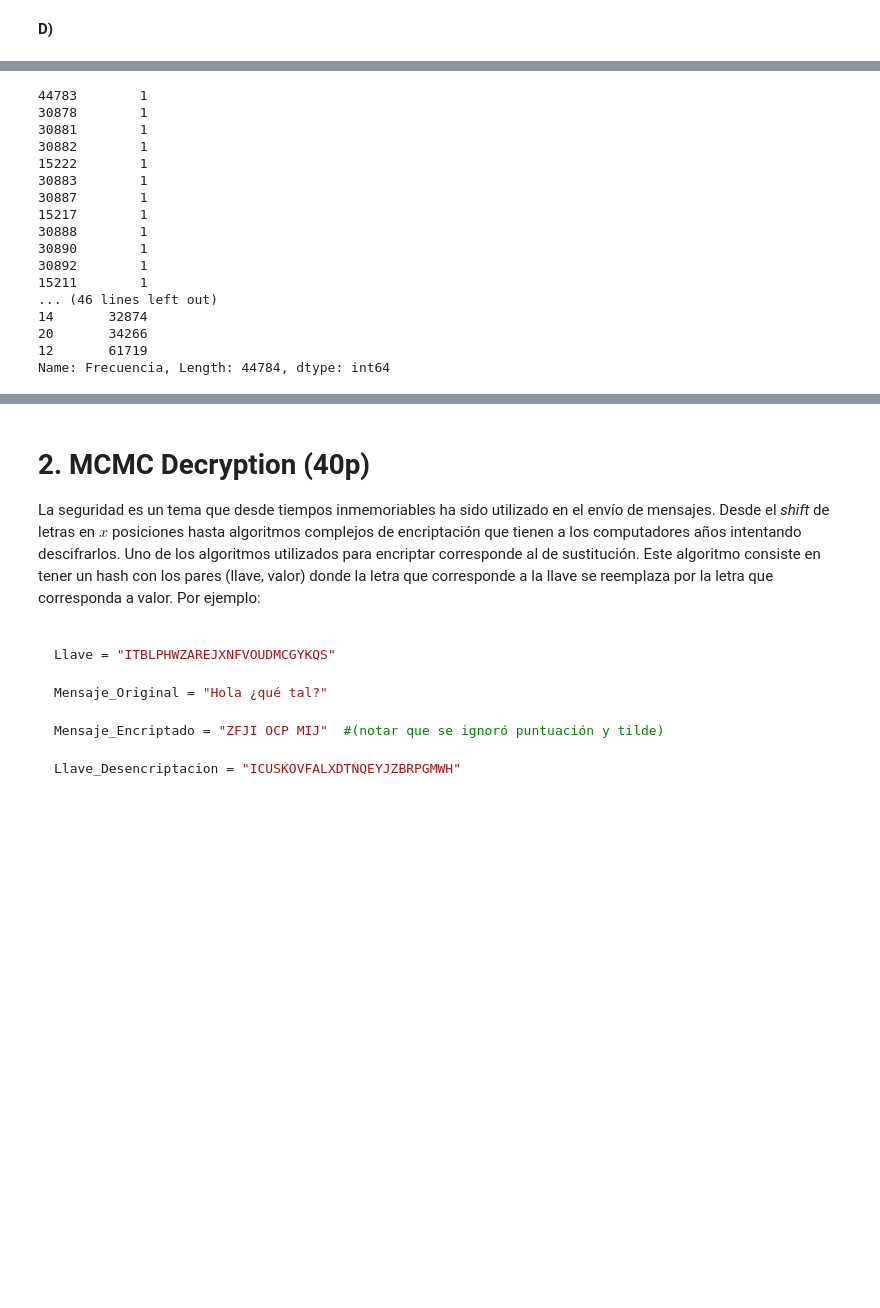
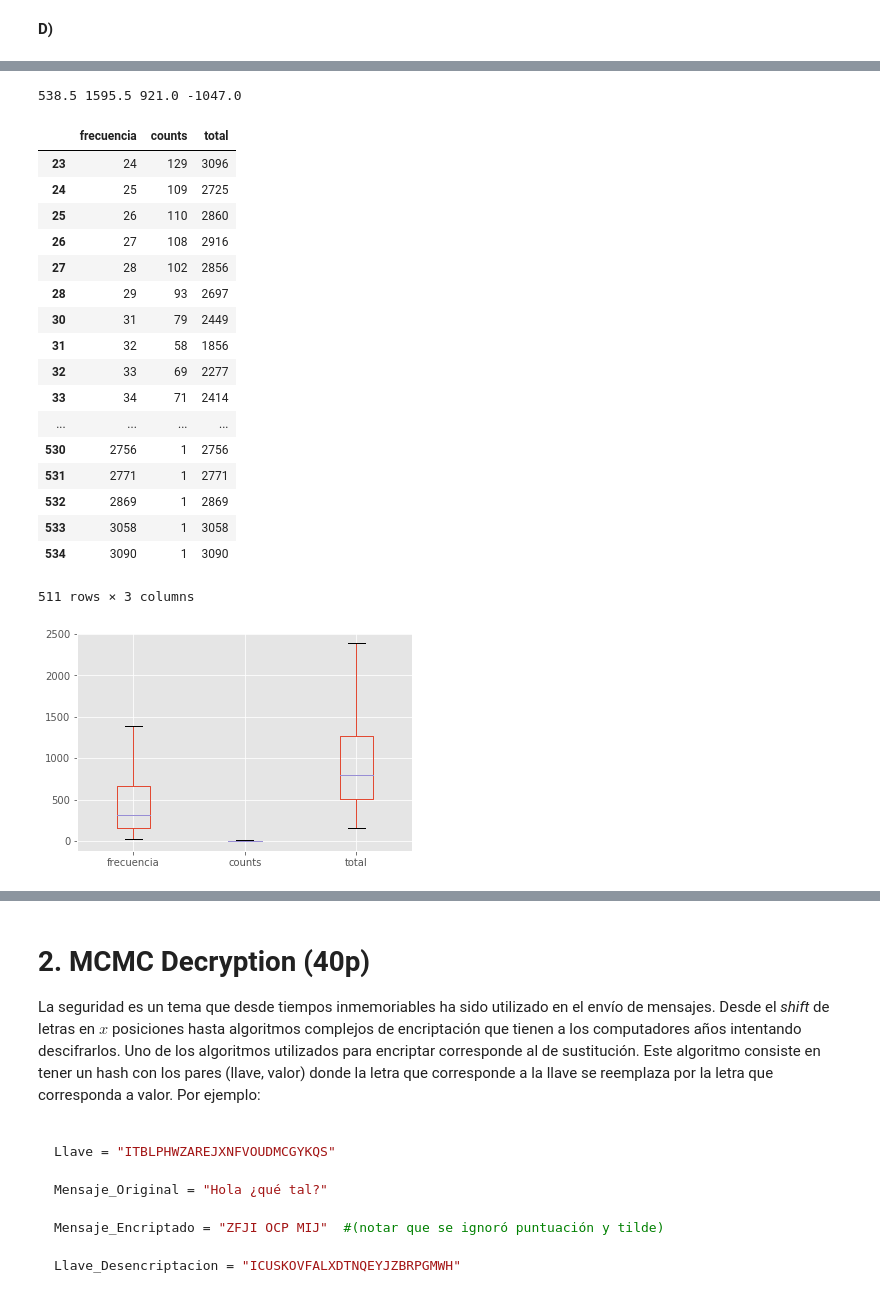
Before and after one commit to dmedelba/Lab3-Estaca, a Jupyter notebook: Laboratorio 3.ipynb, the cells around one changed output, grey strips where cells are left out. Saved outputs shown, nothing was run; the diff lists cells and outputs as text; code cells hidden in the pictures; blank space fills up the shorter version.

```diff
--- a/Laboratorio 3.ipynb
+++ b/Laboratorio 3.ipynb
@@ -415,20 +353,40 @@ df_aux
-# %%
-df['Frecuencia']
-# %% [output]
-44783        1
-30878        1
-30881        1
-30882        1
-15222        1
-30883        1
-30887        1
-15217        1
-30888        1
-30890        1
-30892        1
-15211        1
-... (46 lines left out)
-14       32874
-20       34266
-12       61719
-Name: Frecuencia, Length: 44784, dtype: int64
+# %%
+#plt.hist(df_filtrado['Frecuencia'])
+df['probabilidad'].mean()
+# Cantidad de palabras
+df_aux = df[['palabra', 'frecuencia']].groupby(['frecuencia'])['frecuencia'].size().reset_index(name='counts')
+#plt.hist(df_aux)
+df_aux['total'] = df_aux['frecuencia']*df_aux['counts']
+#display(df_aux)
+#df_aux.boxplot(showfliers=False)
+p_25 = df_aux.total.quantile(0.25)
+p_75 = df_aux.total.quantile(0.75)
+p = df_aux.total.quantile(0.5)
+iqr = p_75-p_25
+w_inf = p_25-1.5*iqr
+print(p_25, p_75, p, w_inf)
+df_filtrado2 = df_aux[(df_aux['total'] >= p_25-1.5*iqr) & (df_aux['total'] <= p_75+1.5*iqr)]
+df_filtrado2.boxplot(showfliers=False)
+df_filtrado2
+#plt.show()
+# %% [output]
+538.5 1595.5 921.0 -1047.0
+|  | frecuencia | counts | total |
+| 23 | 24 | 129 | 3096 |
+| 24 | 25 | 109 | 2725 |
+| 25 | 26 | 110 | 2860 |
+| 26 | 27 | 108 | 2916 |
+| 27 | 28 | 102 | 2856 |
+| 28 | 29 | 93 | 2697 |
+| 30 | 31 | 79 | 2449 |
+| 31 | 32 | 58 | 1856 |
+| 32 | 33 | 69 | 2277 |
+| 33 | 34 | 71 | 2414 |
+| ... | ... | ... | ... |
+| 530 | 2756 | 1 | 2756 |
+| 531 | 2771 | 1 | 2771 |
+| 532 | 2869 | 1 | 2869 |
+| 533 | 3058 | 1 | 3058 |
+| 534 | 3090 | 1 | 3090 |
+511 rows × 3 columns
+[figure, added]
```
Also changed, not shown: parts of 14 cells of this notebook, 7 other files.
